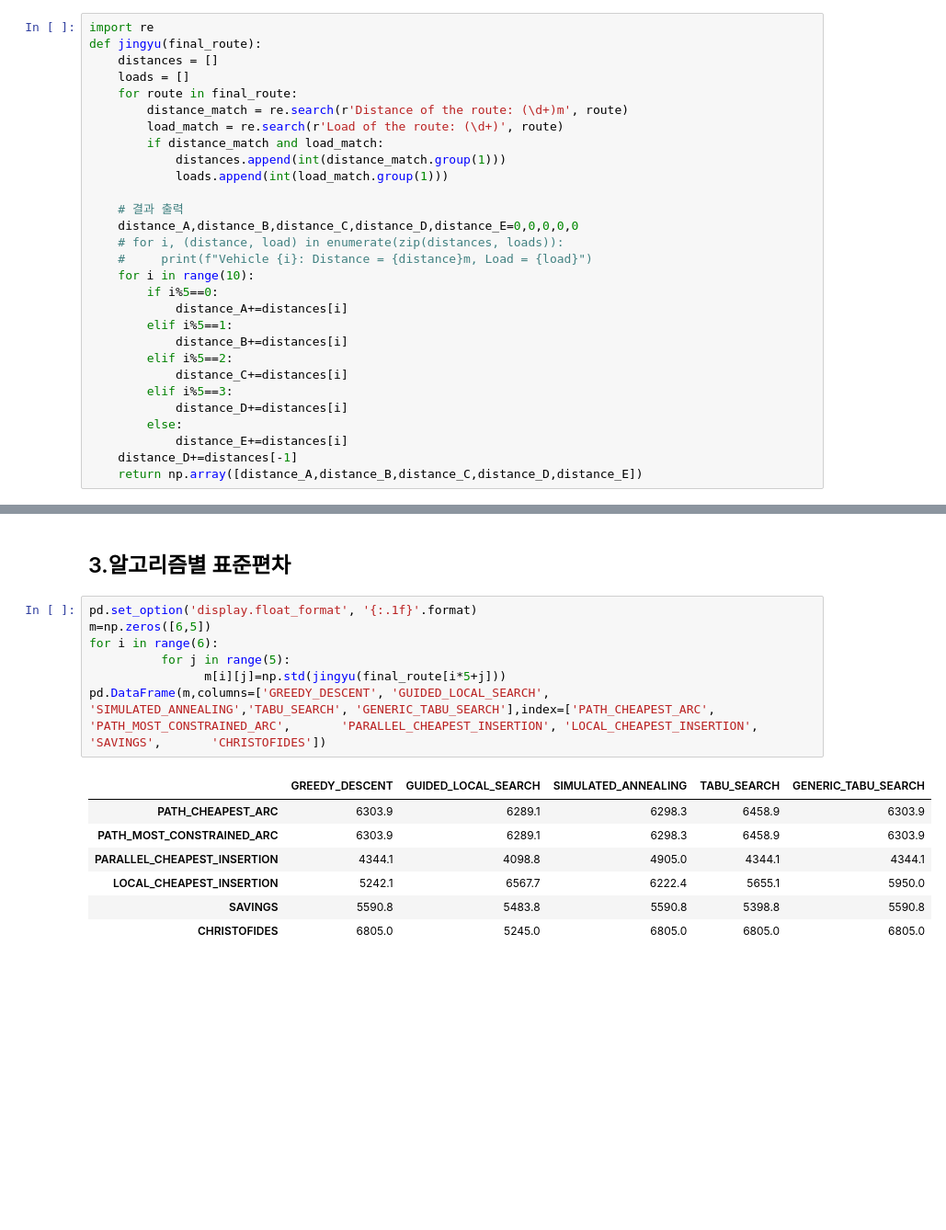
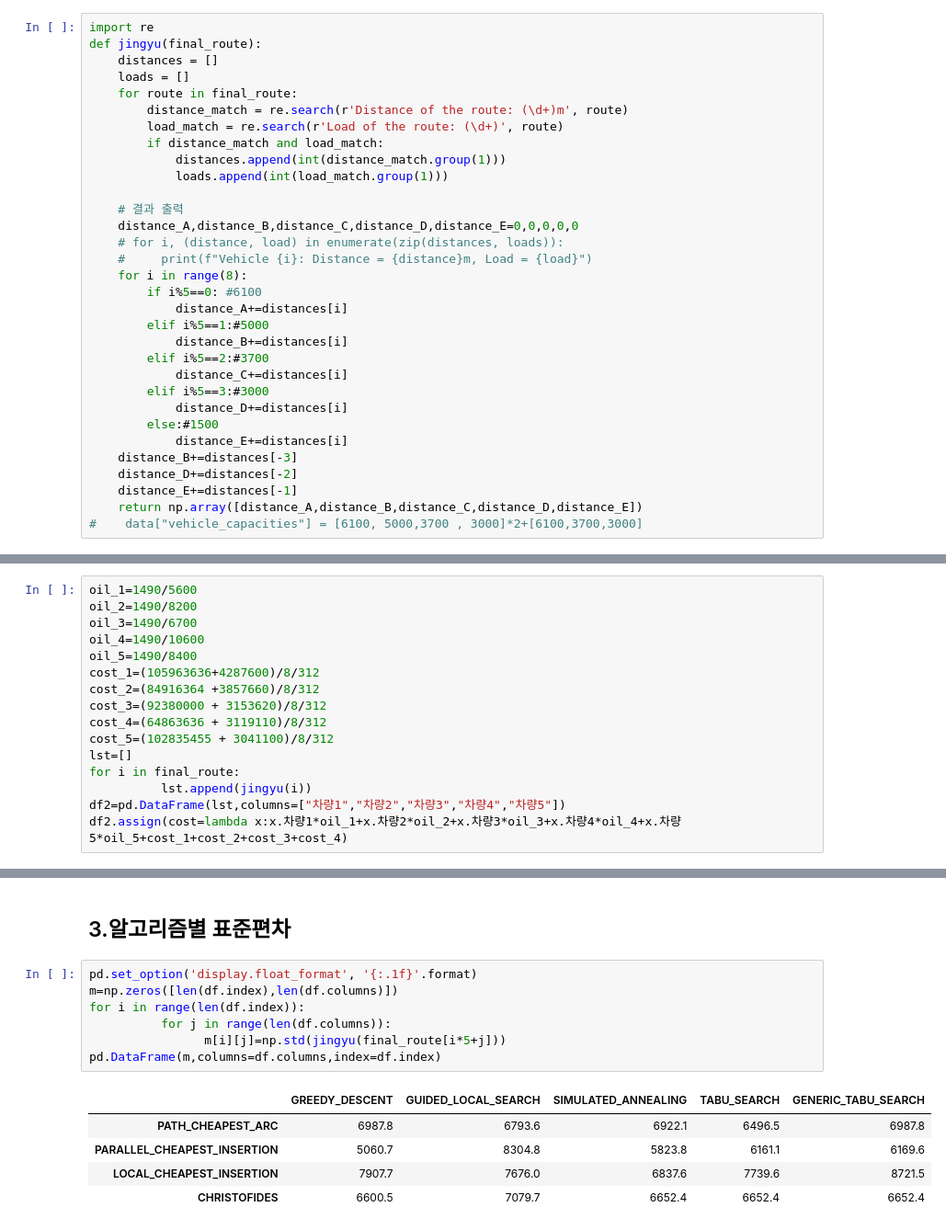
Before and after one commit to kkkaa1/ISE, a Jupyter notebook: algorithm/ortools.ipynb, the cells around one changed output, grey strips where cells are left out. Shown at 92% size. Cells and saved outputs as stored; diff of their text form; blank space fills up the shorter version.

```diff
--- a/algorithm/ortools.ipynb
+++ b/algorithm/ortools.ipynb
@@ -249,19 +277,22 @@ def jingyu(final_route):
     distance_A,distance_B,distance_C,distance_D,distance_E=0,0,0,0,0
     # for i, (distance, load) in enumerate(zip(distances, loads)):
     #     print(f"Vehicle {i}: Distance = {distance}m, Load = {load}")
-    for i in range(10):
-        if i%5==0:
+    for i in range(8):
+        if i%5==0: #6100
             distance_A+=distances[i]
-        elif i%5==1:
+        elif i%5==1:#5000
             distance_B+=distances[i]
-        elif i%5==2:
+        elif i%5==2:#3700
             distance_C+=distances[i]
-        elif i%5==3:
+        elif i%5==3:#3000
             distance_D+=distances[i]
-        else:
+        else:#1500
             distance_E+=distances[i]
-    distance_D+=distances[-1]
+    distance_B+=distances[-3]
+    distance_D+=distances[-2]
+    distance_E+=distances[-1]
     return np.array([distance_A,distance_B,distance_C,distance_D,distance_E])
+#    data["vehicle_capacities"] = [6100, 5000,3700 , 3000]*2+[6100,3700,3000]
 # %% [markdown]
 ## 2. 알고리즘별 차량별 이동량
 # %%
@@ -289,0 +322,16 @@ pd.DataFrame(lst,columns=["차량1","차량2","차량3","차량4","차량5"])
+# %%
+oil_1=1490/5600
+oil_2=1490/8200
+oil_3=1490/6700
+oil_4=1490/10600
+oil_5=1490/8400
+cost_1=(105963636+4287600)/8/312
+cost_2=(84916364 +3857660)/8/312
+cost_3=(92380000 + 3153620)/8/312
+cost_4=(64863636 + 3119110)/8/312
+cost_5=(102835455 + 3041100)/8/312
+lst=[]
+for i in final_route:
+          lst.append(jingyu(i))
+df2=pd.DataFrame(lst,columns=["차량1","차량2","차량3","차량4","차량5"])
+df2.assign(cost=lambda x:x.차량1*oil_1+x.차량2*oil_2+x.차량3*oil_3+x.차량4*oil_4+x.차량5*oil_5+cost_1+cost_2+cost_3+cost_4)
@@ -291,16 +357,14 @@ pd.DataFrame(lst,columns=["차량1","차량2","차량3","차량4","차량5"])
 ## 3.알고리즘별 표준편차
 # %%
 pd.set_option('display.float_format', '{:.1f}'.format)
-m=np.zeros([6,5])
-for i in range(6):
-          for j in range(5):
+m=np.zeros([len(df.index),len(df.columns)])
+for i in range(len(df.index)):
+          for j in range(len(df.columns)):
                 m[i][j]=np.std(jingyu(final_route[i*5+j]))
-pd.DataFrame(m,columns=['GREEDY_DESCENT', 'GUIDED_LOCAL_SEARCH', 'SIMULATED_ANNEALING','TABU_SEARCH', 'GENERIC_TABU_SEARCH'],index=['PATH_CHEAPEST_ARC', 'PATH_MOST_CONSTRAINED_ARC',       'PARALLEL_CHEAPEST_INSERTION', 'LOCAL_CHEAPEST_INSERTION', 'SAVINGS',       'CHRISTOFIDES'])
+pd.DataFrame(m,columns=df.columns,index=df.index)
 # %% [output]
 |  | GREEDY_DESCENT | GUIDED_LOCAL_SEARCH | SIMULATED_ANNEALING | TABU_SEARCH | GENERIC_TABU_SEARCH |
-| PATH_CHEAPEST_ARC | 6303.9 | 6289.1 | 6298.3 | 6458.9 | 6303.9 |
-| PATH_MOST_CONSTRAINED_ARC | 6303.9 | 6289.1 | 6298.3 | 6458.9 | 6303.9 |
-| PARALLEL_CHEAPEST_INSERTION | 4344.1 | 4098.8 | 4905.0 | 4344.1 | 4344.1 |
-| LOCAL_CHEAPEST_INSERTION | 5242.1 | 6567.7 | 6222.4 | 5655.1 | 5950.0 |
-| SAVINGS | 5590.8 | 5483.8 | 5590.8 | 5398.8 | 5590.8 |
-| CHRISTOFIDES | 6805.0 | 5245.0 | 6805.0 | 6805.0 | 6805.0 |
+| PATH_CHEAPEST_ARC | 6987.8 | 6793.6 | 6922.1 | 6496.5 | 6987.8 |
+| PARALLEL_CHEAPEST_INSERTION | 5060.7 | 8304.8 | 5823.8 | 6161.1 | 6169.6 |
+| LOCAL_CHEAPEST_INSERTION | 7907.7 | 7676.0 | 6837.6 | 7739.6 | 8721.5 |
+| CHRISTOFIDES | 6600.5 | 7079.7 | 6652.4 | 6652.4 | 6652.4 |
```
Also changed, not shown: parts of 9 cells of this notebook.
